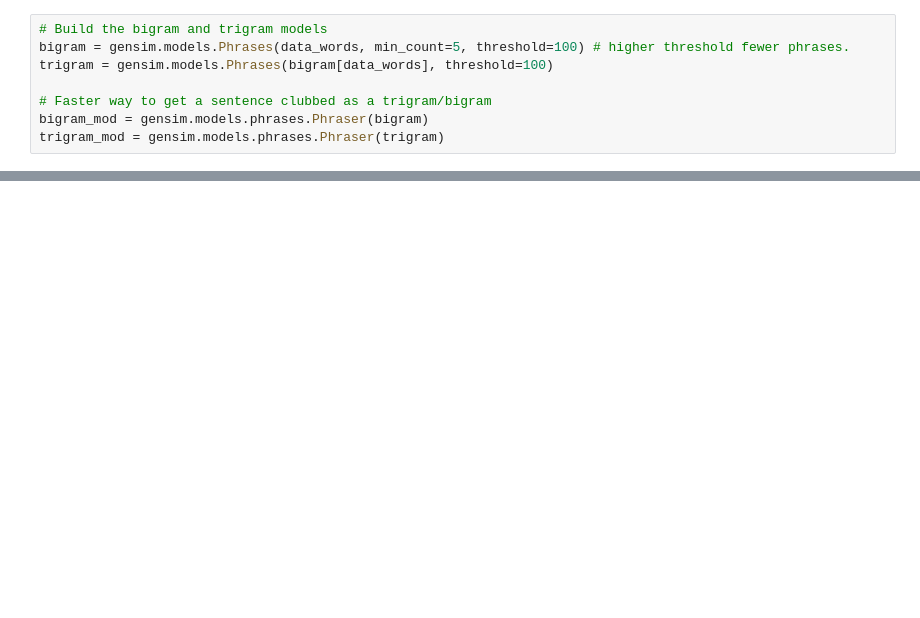
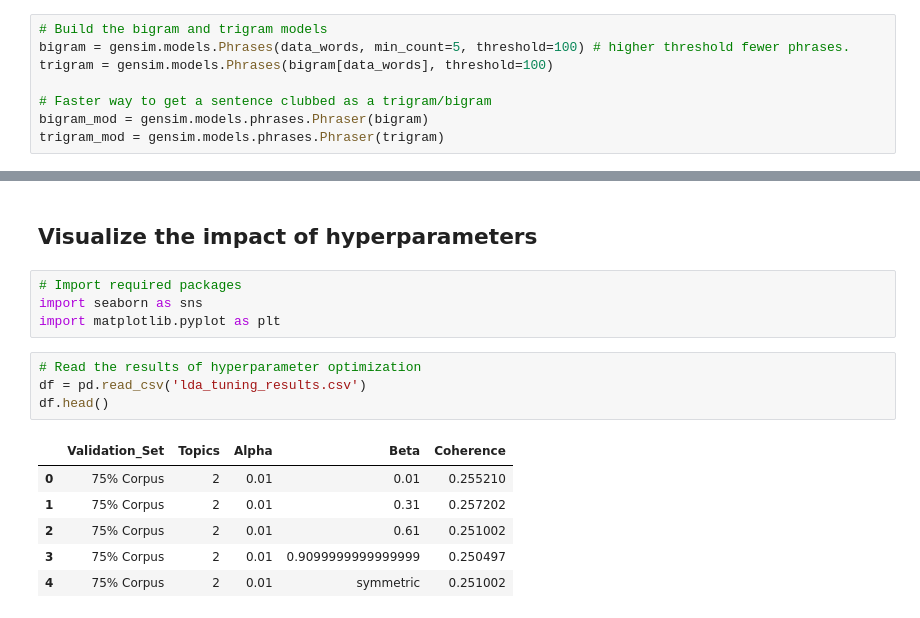
Before and after one commit to Harikr16/harikr16.github.io, a Jupyter notebook: _jupyter/topi_modelling_coherence.ipynb, the cells around one changed output, grey strips where cells are left out. Saved outputs shown, nothing was run; the diff lists cells and outputs as text; blank space fills up the shorter version.

Commit message:
Updated TOpic modelling notebook

```diff
--- a/_jupyter/topi_modelling_coherence.ipynb
+++ b/_jupyter/topi_modelling_coherence.ipynb
@@ -276 +318,18 @@ if 1 == 1:
     pbar.close()
+# %% [markdown]
+## Visualize the impact of hyperparameters
+# %%
+# Import required packages
+import seaborn as sns
+import matplotlib.pyplot as plt
+# %%
+# Read the results of hyperparameter optimization
+df = pd.read_csv('lda_tuning_results.csv')
+df.head()
+# %% [output]
+|  | Validation_Set | Topics | Alpha | Beta | Coherence |
+| 0 | 75% Corpus | 2 | 0.01 | 0.01 | 0.255210 |
+| 1 | 75% Corpus | 2 | 0.01 | 0.31 | 0.257202 |
+| 2 | 75% Corpus | 2 | 0.01 | 0.61 | 0.251002 |
+| 3 | 75% Corpus | 2 | 0.01 | 0.9099999999999999 | 0.250497 |
+| 4 | 75% Corpus | 2 | 0.01 | symmetric | 0.251002 |
```
Also changed, not shown: parts of 45 cells of this notebook, 3 other files.
